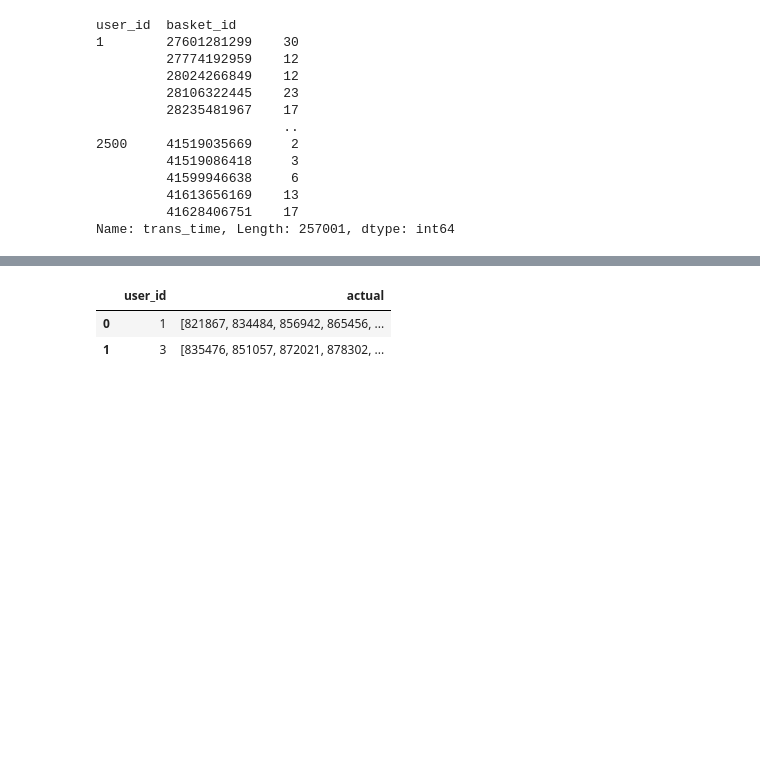
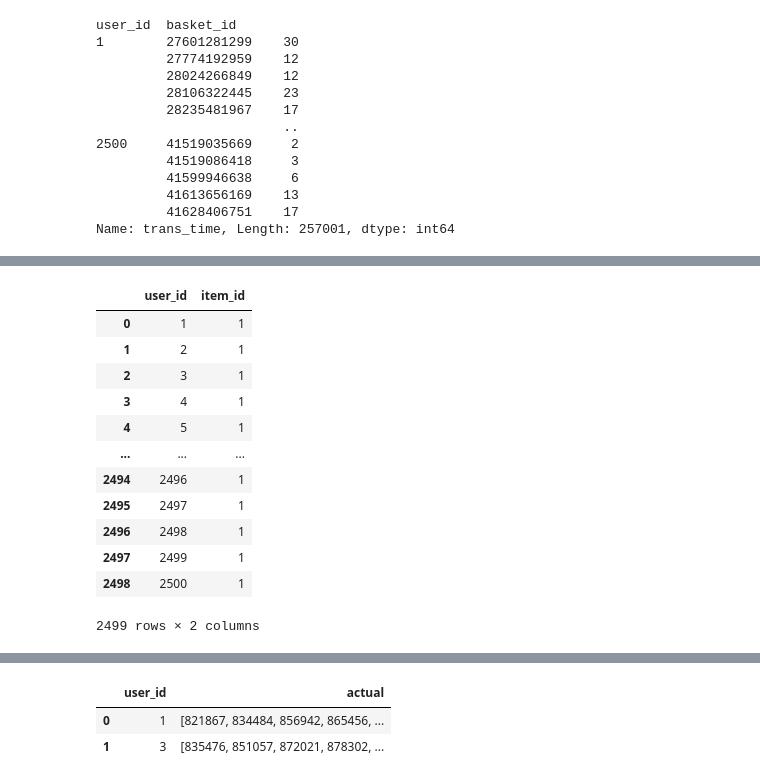
Before and after one commit to OlegRev/recommendation_systems, a Jupyter notebook: HW6.ipynb, the cells around one changed output, grey strips where cells are left out. Drawn from its saved outputs; the diff is of its cells as text; code cells hidden in the pictures; blank space fills up the shorter version.

```diff
--- a/HW6.ipynb
+++ b/HW6.ipynb
@@ -887,0 +944,16 @@ Name: trans_time, Length: 257001, dtype: int64
+# %%
+df_min
+# %% [output]
+|  | user_id | item_id |
+| 0 | 1 | 1 |
+| 1 | 2 | 1 |
+| 2 | 3 | 1 |
+| 3 | 4 | 1 |
+| 4 | 5 | 1 |
+| ... | ... | ... |
+| 2494 | 2496 | 1 |
+| 2495 | 2497 | 1 |
+| 2496 | 2498 | 1 |
+| 2497 | 2499 | 1 |
+| 2498 | 2500 | 1 |
+2499 rows × 2 columns
```
Also changed, not shown: parts of 24 cells of this notebook.
